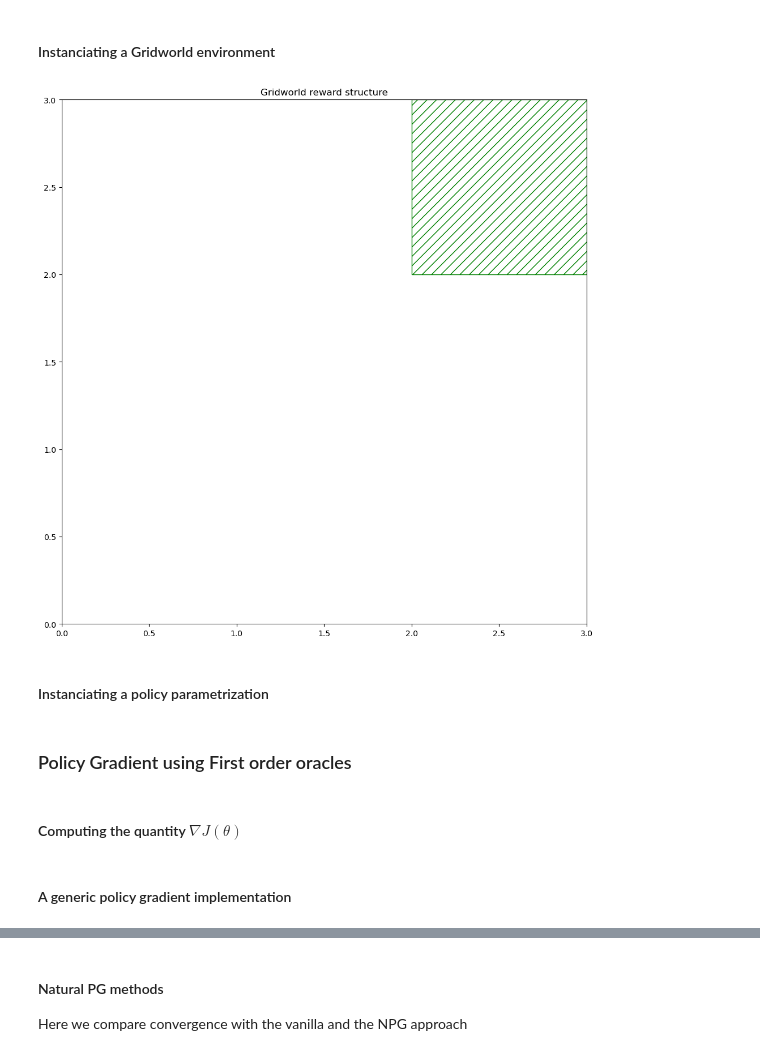
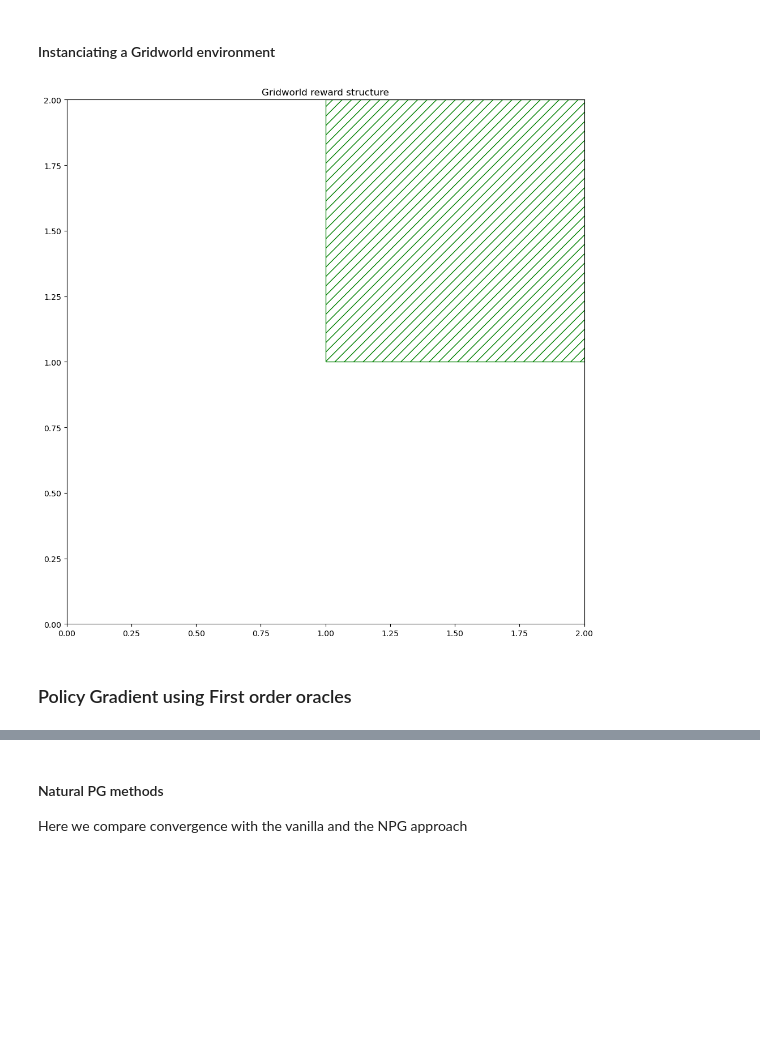
Before and after one commit to RenardDesNeiges/CIRL_Experiments, a Jupyter notebook: pg_experiments.ipynb, the cells around one changed output, grey strips where cells are left out. Drawn from its saved outputs; the diff is of its cells as text; code cells hidden in the pictures; blank space fills up the shorter version.

```diff
--- a/pg_experiments.ipynb
+++ b/pg_experiments.ipynb
@@ -50,21 +54,16 @@ from jax.config import config; config.update("jax_enable_x64", True)
 # %% [markdown]
 #### Instanciating a Gridworld environment
 # %%
-goals = [((2,2),100)]
-        # ,((2,0),-50),
-        #  ((2,1),-50),
-        #  ((2,2),-50),]
-gridMDP = Gridworld(3,3,0.1,0.9,goals=goals,obstacles=[])
+goals = [((1,1),100)]
+gridMDP = Gridworld(2,2,0.1,0.9,goals=goals,obstacles=[])
 gridMDP.init_distrib =  jnp.exp(jax.random.uniform(key,(gridMDP.n,))) / \
     jnp.sum(jnp.exp(jax.random.uniform(key,(gridMDP.n,))))
 
 
 fig, ax = plt.subplots(1,figsize=(10,10))
 gridplot(gridMDP,ax,goals=goals)
 ax.set_title('Gridworld reward structure')
 fig.tight_layout()
 plt.show()
 # %% [output]
-[figure, old version]
+[figure, new version]
-# %% [markdown]
-#### Instanciating a policy parametrization
@@ -74,4 +70,2 @@ pi_theta = nn.softmax(theta,axis=1)
 # %% [markdown]
 ### Policy Gradient using First order oracles
-# %% [markdown]
-#### Computing the quantity $\nabla J(\theta)$
@@ -89,2 +71,0 @@ policyGrad = jax.grad(lambda p : J_unregularized(gridMDP,nn.softmax(p,axis=1)))
-# %% [markdown]
-#### A generic policy gradient implementation
```
Also changed, not shown: parts of 18 cells of this notebook, 2 other files.
